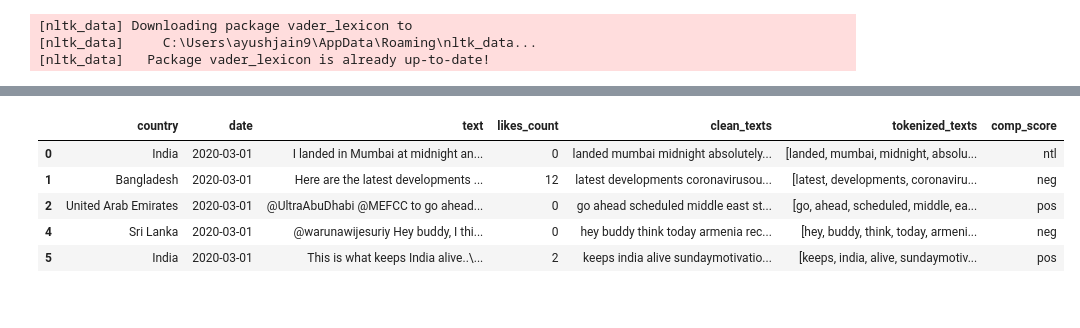
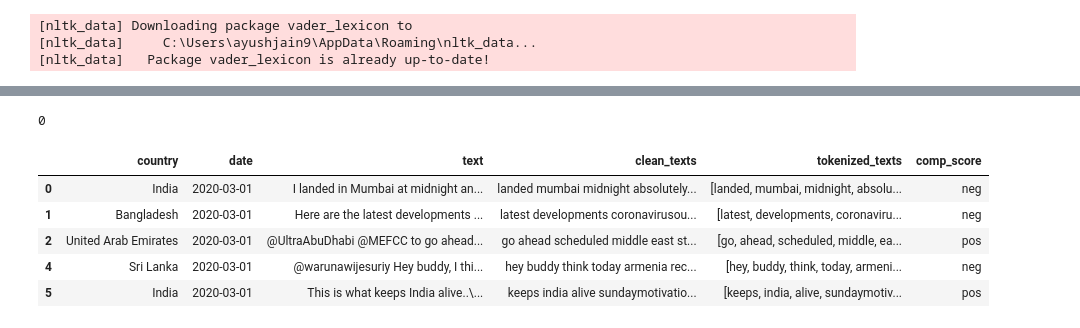
Before and after one commit to ayushjain9/NLP_SentimentAnalysis, a Jupyter notebook: master.ipynb, the cells around one changed output, grey strips where cells are left out. Cells and saved outputs as stored; diff of their text form; code cells hidden in the pictures.

```diff
--- a/master.ipynb
+++ b/master.ipynb
@@ -749,17 +692,23 @@ See the caveats in the documentation: https://pandas.pydata.org/pandas-docs/stab
 | 2 | United Arab Emirates | Dubai | 2061 | TRUE | 2020-03-01 | @UltraAbuDhabi @MEFCC to go ahead... | ['COVID'] | 0 | 0 | ... |
 | 4 | Sri Lanka | NaN | 850 | FALSE | 2020-03-01 | @warunawijesuriy Hey buddy, I thi... | ['Armenia', 'COVID'] | 0 | 0 | ... |
 | 5 | India | NCT | 908 | FALSE | 2020-03-01 | This is what keeps India alive..\... | ['Section144', 'SundayMotivation'... | 1 | 2 | ... |
+# %%
+df_final['clean_texts'].duplicated().sum()
+# %% [output]
+0
+# %%
+df_final = df_final.drop_duplicates(subset=['clean_texts'], keep='last')
 # %%
 # df_new = df_final.drop(['subcountry','clean_texts_no_Stopwords','scores','compound'], axis =1)
-df_new = df_final.drop(['subcountry','scores','compound','retweets','hashtags','user_followers','user_verified'], axis =1)
+df_new = df_final.drop(['subcountry','scores','compound','retweets','hashtags','user_followers','user_verified','likes_count','clean_texts_no_Stopwords'], axis =1)
 df_new.head()
 # %% [output]
-|  | country | date | text | likes_count | clean_texts | tokenized_texts | comp_score |
-| 0 | India | 2020-03-01 | I landed in Mumbai at midnight an... | 0 | landed mumbai midnight absolutely... | [landed, mumbai, midnight, absolu... | ntl |
-| 1 | Bangladesh | 2020-03-01 | Here are the latest developments ... | 12 | latest developments coronavirusou... | [latest, developments, coronaviru... | neg |
-| 2 | United Arab Emirates | 2020-03-01 | @UltraAbuDhabi @MEFCC to go ahead... | 0 | go ahead scheduled middle east st... | [go, ahead, scheduled, middle, ea... | pos |
-| 4 | Sri Lanka | 2020-03-01 | @warunawijesuriy Hey buddy, I thi... | 0 | hey buddy think today armenia rec... | [hey, buddy, think, today, armeni... | neg |
-| 5 | India | 2020-03-01 | This is what keeps India alive..\... | 2 | keeps india alive sundaymotivatio... | [keeps, india, alive, sundaymotiv... | pos |
+|  | country | date | text | clean_texts | tokenized_texts | comp_score |
+| 0 | India | 2020-03-01 | I landed in Mumbai at midnight an... | landed mumbai midnight absolutely... | [landed, mumbai, midnight, absolu... | neg |
+| 1 | Bangladesh | 2020-03-01 | Here are the latest developments ... | latest developments coronavirusou... | [latest, developments, coronaviru... | neg |
+| 2 | United Arab Emirates | 2020-03-01 | @UltraAbuDhabi @MEFCC to go ahead... | go ahead scheduled middle east st... | [go, ahead, scheduled, middle, ea... | pos |
+| 4 | Sri Lanka | 2020-03-01 | @warunawijesuriy Hey buddy, I thi... | hey buddy think today armenia rec... | [hey, buddy, think, today, armeni... | neg |
+| 5 | India | 2020-03-01 | This is what keeps India alive..\... | keeps india alive sundaymotivatio... | [keeps, india, alive, sundaymotiv... | pos |
 # %%
 df_new['comp_score'].value_counts()
 # %% [output]
```
Also changed, not shown: parts of 19 cells of this notebook.
